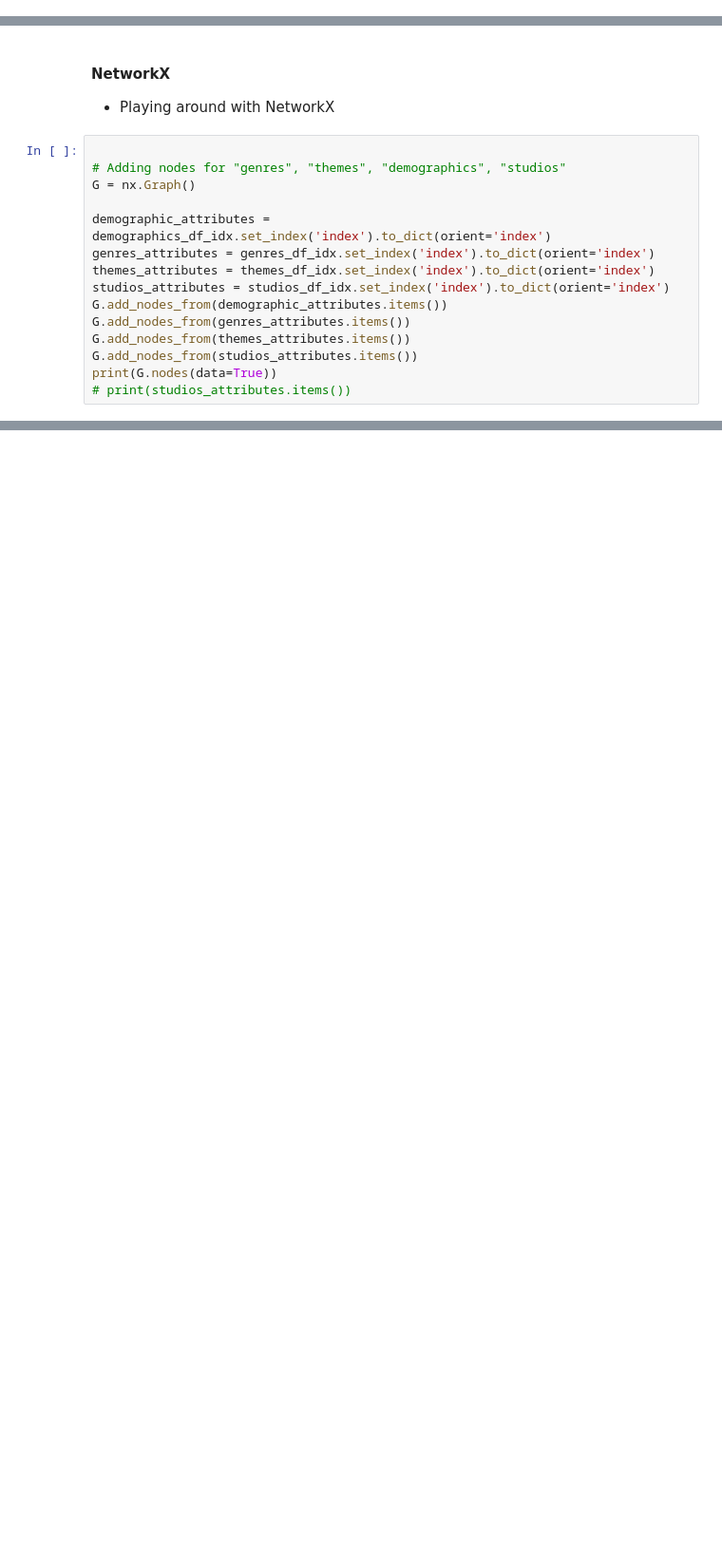
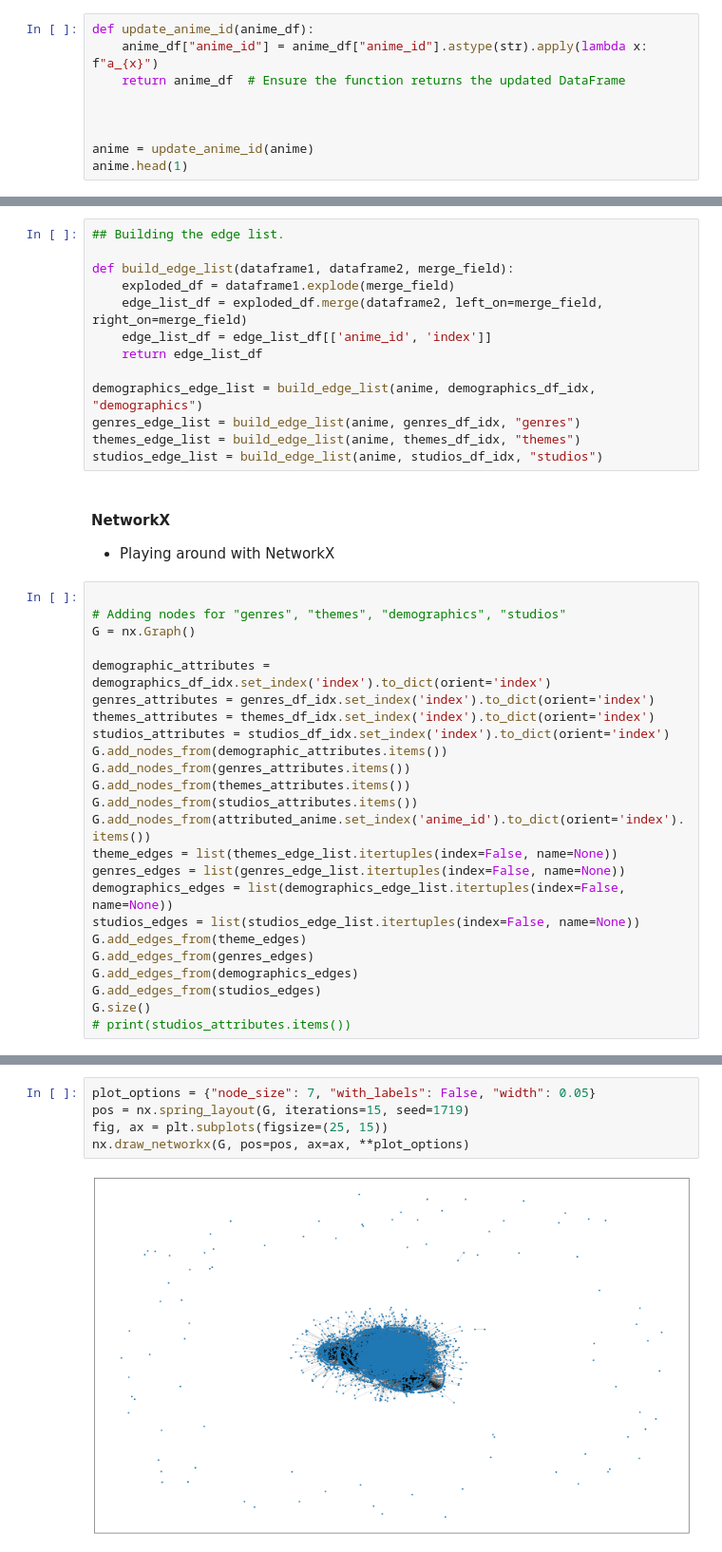
Before and after one commit to W3NDO/ArangoDbHackathon, a Jupyter notebook: anime_recomender_system.ipynb, the cells around one changed output, grey strips where cells are left out. Shown: that part at 95% size. Saved outputs shown, nothing was run; the diff lists cells and outputs as text; blank space fills up the shorter version.

Commit message:
feat(main) - Added edge lists for genres, demographics, themes and studios. - Also loaded the anime entries as nodes into networkX - Loaded the edge lists as well

```diff
--- a/anime_recomender_system.ipynb
+++ b/anime_recomender_system.ipynb
@@ -165,0 +129,9 @@ Name: themes, dtype: object
+# %%
+def update_anime_id(anime_df):
+    anime_df["anime_id"] = anime_df["anime_id"].astype(str).apply(lambda x: f"a_{x}")
+    return anime_df  # Ensure the function returns the updated DataFrame
+
+
+
+anime = update_anime_id(anime)
+anime.head(1)
@@ -252,3 +259,16 @@ def update_indices(list_dfs):
+# %%
+## Building the edge list.
+
+def build_edge_list(dataframe1, dataframe2, merge_field):
+    exploded_df = dataframe1.explode(merge_field)
+    edge_list_df = exploded_df.merge(dataframe2, left_on=merge_field, right_on=merge_field)
+    edge_list_df = edge_list_df[['anime_id', 'index']]
+    return edge_list_df
+
+demographics_edge_list = build_edge_list(anime, demographics_df_idx, "demographics")
+genres_edge_list = build_edge_list(anime, genres_df_idx, "genres")
+themes_edge_list = build_edge_list(anime, themes_df_idx, "themes")
+studios_edge_list = build_edge_list(anime, studios_df_idx, "studios")
 # %% [markdown]
 #### NetworkX
 
@@ -266,6 +286,15 @@ G.add_nodes_from(demographic_attributes.items())
 G.add_nodes_from(genres_attributes.items())
 G.add_nodes_from(themes_attributes.items())
 G.add_nodes_from(studios_attributes.items())
-print(G.nodes(data=True))
+G.add_nodes_from(attributed_anime.set_index('anime_id').to_dict(orient='index').items())
+theme_edges = list(themes_edge_list.itertuples(index=False, name=None))
+genres_edges = list(genres_edge_list.itertuples(index=False, name=None))
+demographics_edges = list(demographics_edge_list.itertuples(index=False, name=None))
+studios_edges = list(studios_edge_list.itertuples(index=False, name=None))
+G.add_edges_from(theme_edges)
+G.add_edges_from(genres_edges)
+G.add_edges_from(demographics_edges)
+G.add_edges_from(studios_edges)
+G.size()
 # print(studios_attributes.items())
 # %% [output]
@@ -273,0 +302,7 @@ dict_items([(76, {'studios': '100studio'}), (77, {'studios': '10Gauge'}), (78, {
+# %%
+plot_options = {"node_size": 7, "with_labels": False, "width": 0.05}
+pos = nx.spring_layout(G, iterations=15, seed=1719)
+fig, ax = plt.subplots(figsize=(25, 15))
+nx.draw_networkx(G, pos=pos, ax=ax, **plot_options)
+# %% [output]
+[figure, added]
```
Also changed, not shown: parts of 11 cells of this notebook, 1 other file.
